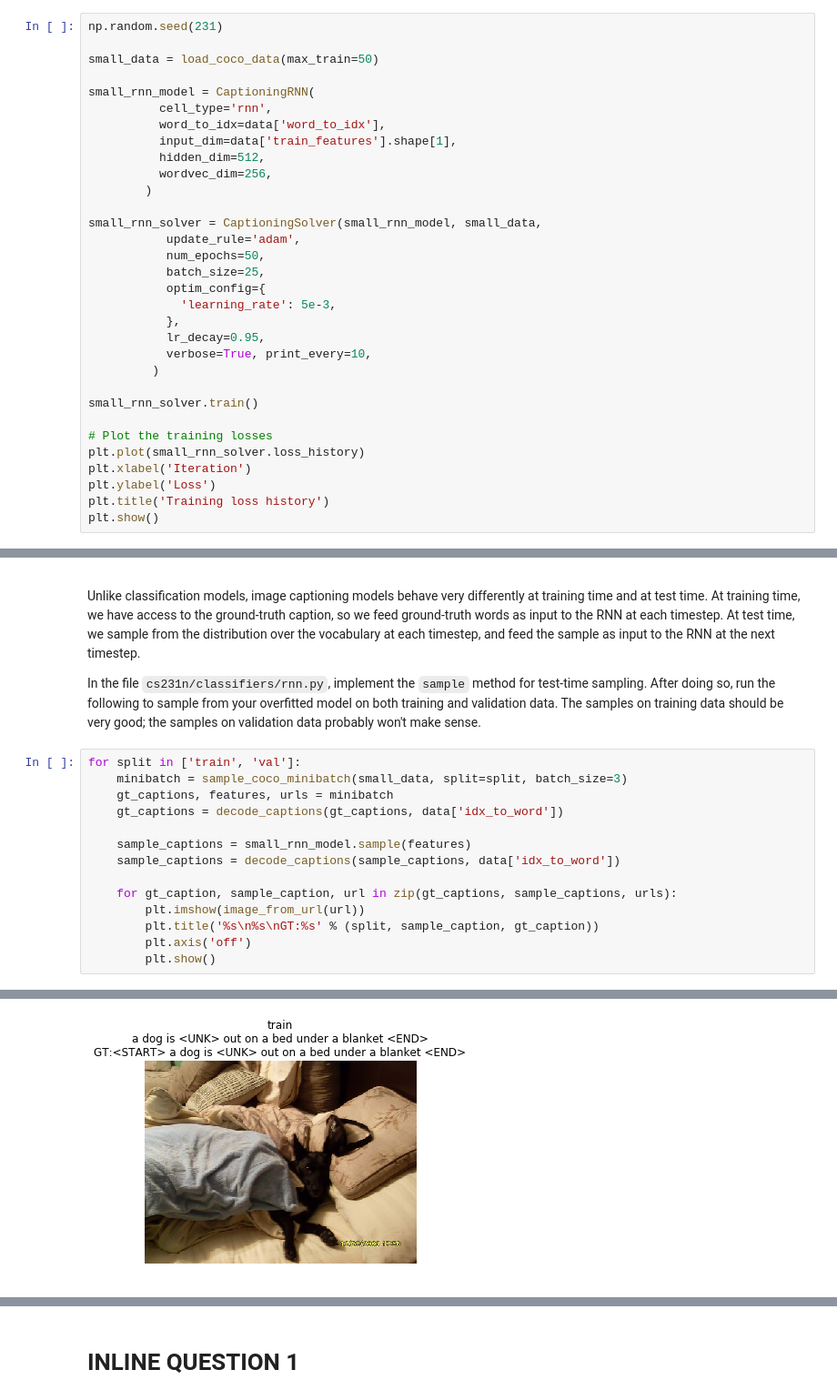
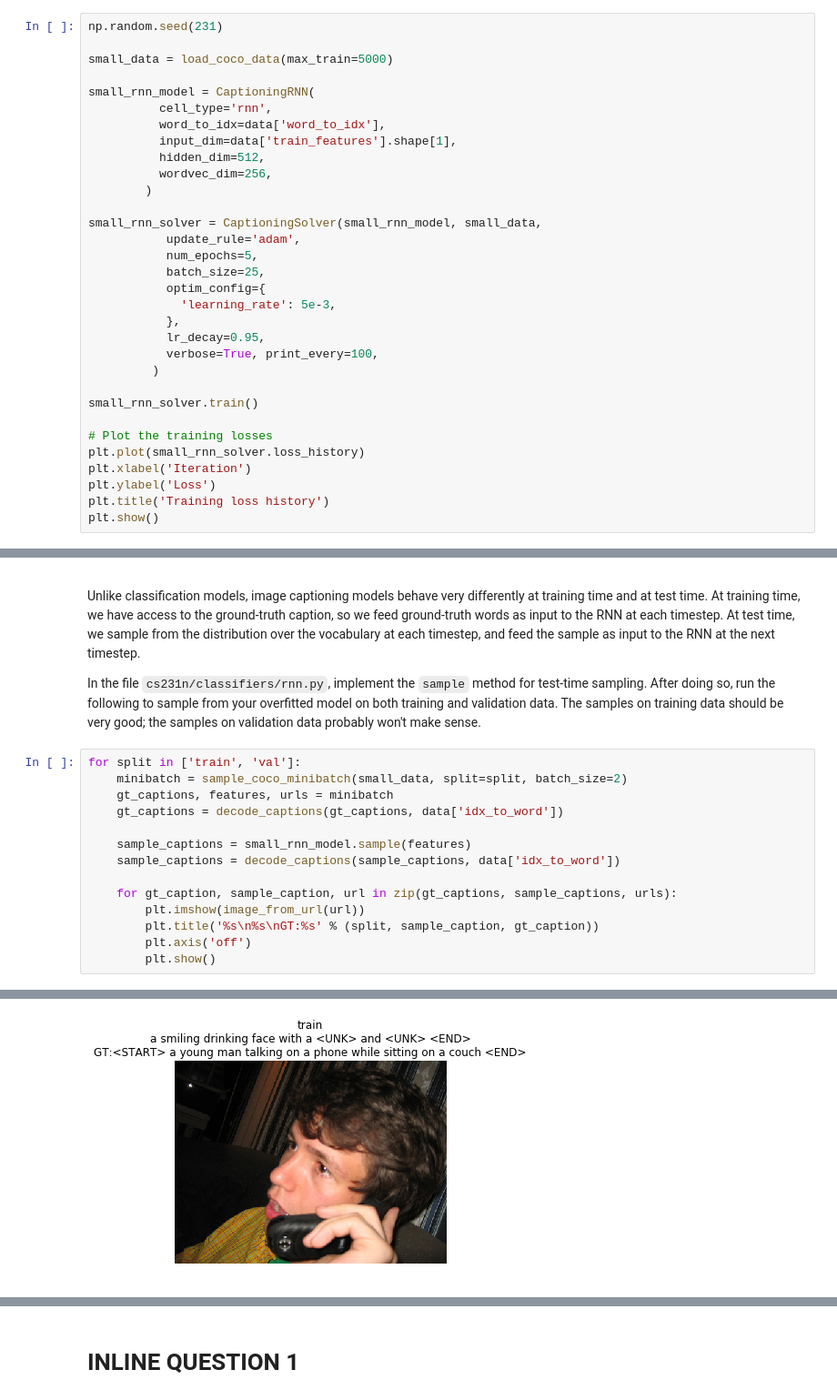
Before and after one commit to mathhat/Stanford_Deep_Learning_CS231n, a Jupyter notebook: assignment3/RNN_Captioning.ipynb, the cells around one changed output, grey strips where cells are left out. Shown at 91% size. Cells and saved outputs as stored; diff of their text form.

```diff
--- a/assignment3/RNN_Captioning.ipynb
+++ b/assignment3/RNN_Captioning.ipynb
@@ -451,7 +451,7 @@ Once you have familiarized yourself with the API, run the following to make sure
 # %%
 np.random.seed(231)
 
-small_data = load_coco_data(max_train=50)
+small_data = load_coco_data(max_train=5000)
 
 small_rnn_model = CaptioningRNN(
           cell_type='rnn',
@@ -463,13 +463,13 @@ small_rnn_model = CaptioningRNN(
 
 small_rnn_solver = CaptioningSolver(small_rnn_model, small_data,
            update_rule='adam',
-           num_epochs=50,
+           num_epochs=5,
            batch_size=25,
            optim_config={
              'learning_rate': 5e-3,
            },
            lr_decay=0.95,
-           verbose=True, print_every=10,
+           verbose=True, print_every=100,
          )
 
 small_rnn_solver.train()
@@ -499,7 +499,7 @@ Unlike classification models, image captioning models behave very differently at
 In the file `cs231n/classifiers/rnn.py`, implement the `sample` method for test-time sampling. After doing so, run the following to sample from your overfitted model on both training and validation data. The samples on training data should be very good; the samples on validation data probably won't make sense.
 # %%
 for split in ['train', 'val']:
-    minibatch = sample_coco_minibatch(small_data, split=split, batch_size=3)
+    minibatch = sample_coco_minibatch(small_data, split=split, batch_size=2)
     gt_captions, features, urls = minibatch
     gt_captions = decode_captions(gt_captions, data['idx_to_word'])
 
@@ -517 +517 @@ for split in ['train', 'val']:
-[figure, old version]
+[figure, new version]
```
Also changed, not shown: parts of 4 cells of this notebook, 2 other files.
